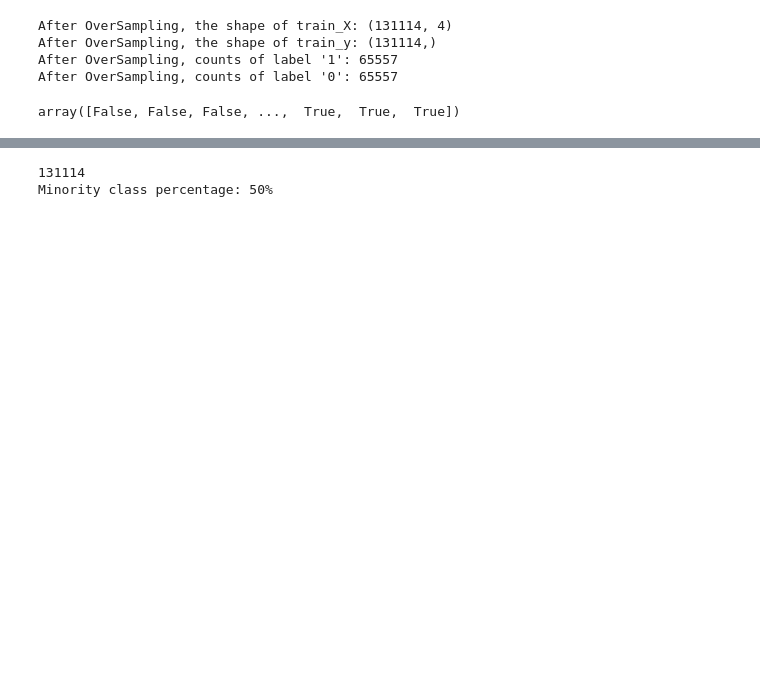
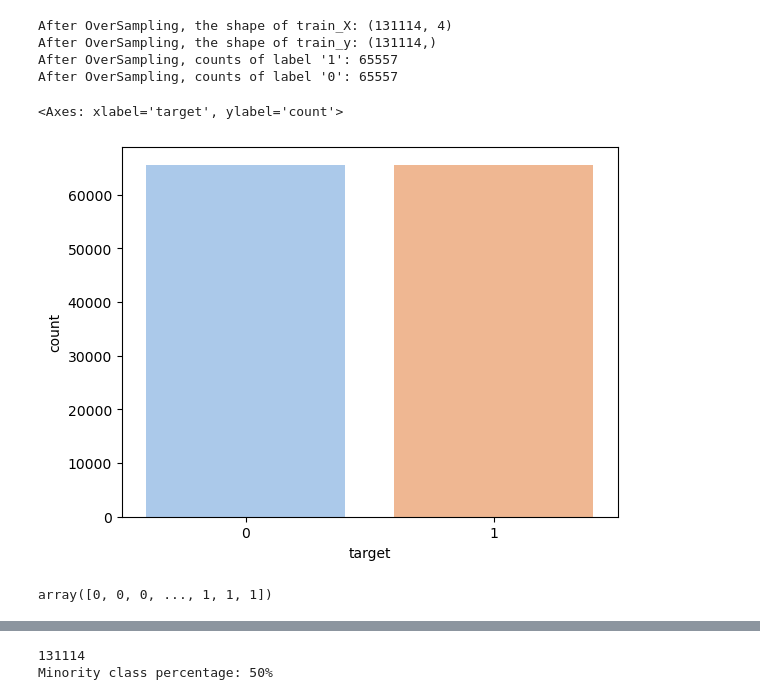
Before and after one commit to gargi-09/FAI-Project, a Jupyter notebook: NASA.ipynb, the cells around one changed output, grey strips where cells are left out. Cells and saved outputs as stored; diff of their text form; code cells hidden in the pictures; blank space fills up the shorter version.

Commit message:
model training added

```diff
--- a/NASA.ipynb
+++ b/NASA.ipynb
@@ -273,3 +273,5 @@ X.head()
 | 2 | 1.168268 | 114258.692129 | 4.979872e+07 | 17.83 |
 | 3 | 0.156150 | 24764.303138 | 2.543497e+07 | 22.20 |
 | 4 | 0.412613 | 42737.733765 | 4.627557e+07 | 20.09 |
+# %%
+df_1['hazardous']=df_1['hazardous'].astype(int)
@@ -294,7 +327,14 @@ After OverSampling, the shape of train_X: (131114, 4)
 After OverSampling, the shape of train_y: (131114,)
 After OverSampling, counts of label '1': 65557
 After OverSampling, counts of label '0': 65557
+# %%
+y_target = pd.DataFrame(data=y_train_res, columns=['target'])
+# %%
+sns.countplot(x = y_target['target'],palette='pastel')
+# %% [output]
+<Axes: xlabel='target', ylabel='count'>
+[figure, added]
 # %%
 y_train_res
 # %% [output]
-array([False, False, False, ...,  True,  True,  True])
+array([0, 0, 0, ..., 1, 1, 1])
```
Also changed, not shown: parts of 7 cells of this notebook.
